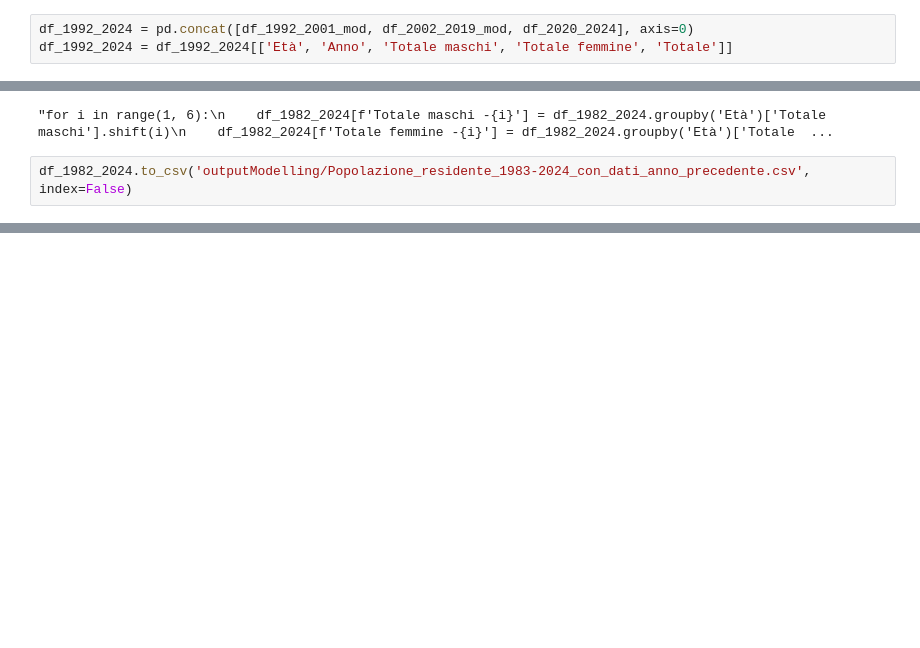
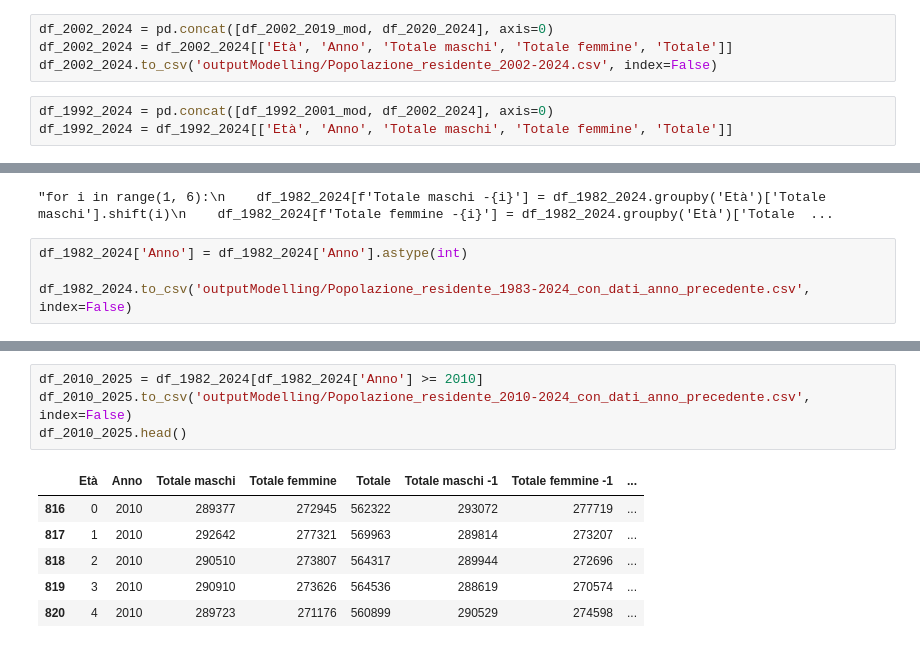
Before and after one commit to nicolaZecchillo/progetti_stage_exprivia, a Jupyter notebook: Progetto4/Modelling.ipynb, the cells around one changed output, grey strips where cells are left out. Cells and saved outputs as stored; diff of their text form; blank space fills up the shorter version.

```diff
--- a/Progetto4/Modelling.ipynb
+++ b/Progetto4/Modelling.ipynb
@@ -145,8 +145,12 @@ df_1992_2001_mod.head()
 | 2 | 2 | 270613 | 257770 | 528383 | 1992 |
 | 3 | 3 | 273681 | 259784 | 533465 | 1992 |
 | 4 | 4 | 267722 | 254547 | 522269 | 1992 |
+# %%
+df_2002_2024 = pd.concat([df_2002_2019_mod, df_2020_2024], axis=0)
+df_2002_2024 = df_2002_2024[['Età', 'Anno', 'Totale maschi', 'Totale femmine', 'Totale']]
+df_2002_2024.to_csv('outputModelling/Popolazione_residente_2002-2024.csv', index=False)
 # %%
-df_1992_2024 = pd.concat([df_1992_2001_mod, df_2002_2019_mod, df_2020_2024], axis=0)
+df_1992_2024 = pd.concat([df_1992_2001_mod, df_2002_2024], axis=0)
 df_1992_2024 = df_1992_2024[['Età', 'Anno', 'Totale maschi', 'Totale femmine', 'Totale']]
 # %%
 df_1992_2024.to_csv('outputModelling/Popolazione_residente_1992-2024.csv', index=False)
@@ -228,4 +232,6 @@ df_1982_2024.head()'''
 # %% [output]
 "for i in range(1, 6):\n    df_1982_2024[f'Totale maschi -{i}'] = df_1982_2024.groupby('Età')['Totale maschi'].shift(i)\n    df_1982_2024[f'Totale femmine -{i}'] = df_1982_2024.groupby('Età')['Totale  ...
 # %%
+df_1982_2024['Anno'] = df_1982_2024['Anno'].astype(int)
+
 df_1982_2024.to_csv('outputModelling/Popolazione_residente_1983-2024_con_dati_anno_precedente.csv', index=False)
@@ -231,0 +256,11 @@ df_1982_2024.to_csv('outputModelling/Popolazione_residente_1983-2024_con_dati_an
+# %%
+df_2010_2025 = df_1982_2024[df_1982_2024['Anno'] >= 2010]
+df_2010_2025.to_csv('outputModelling/Popolazione_residente_2010-2024_con_dati_anno_precedente.csv', index=False)
+df_2010_2025.head()
+# %% [output]
+|  | Età | Anno | Totale maschi | Totale femmine | Totale | Totale maschi -1 | Totale femmine -1 | ... |
+| 816 | 0 | 2010 | 289377 | 272945 | 562322 | 293072 | 277719 | ... |
+| 817 | 1 | 2010 | 292642 | 277321 | 569963 | 289814 | 273207 | ... |
+| 818 | 2 | 2010 | 290510 | 273807 | 564317 | 289944 | 272696 | ... |
+| 819 | 3 | 2010 | 290910 | 273626 | 564536 | 288619 | 270574 | ... |
+| 820 | 4 | 2010 | 289723 | 271176 | 560899 | 290529 | 274598 | ... |
```
Also changed, not shown: parts of 1 cell of this notebook, 1 other file.
